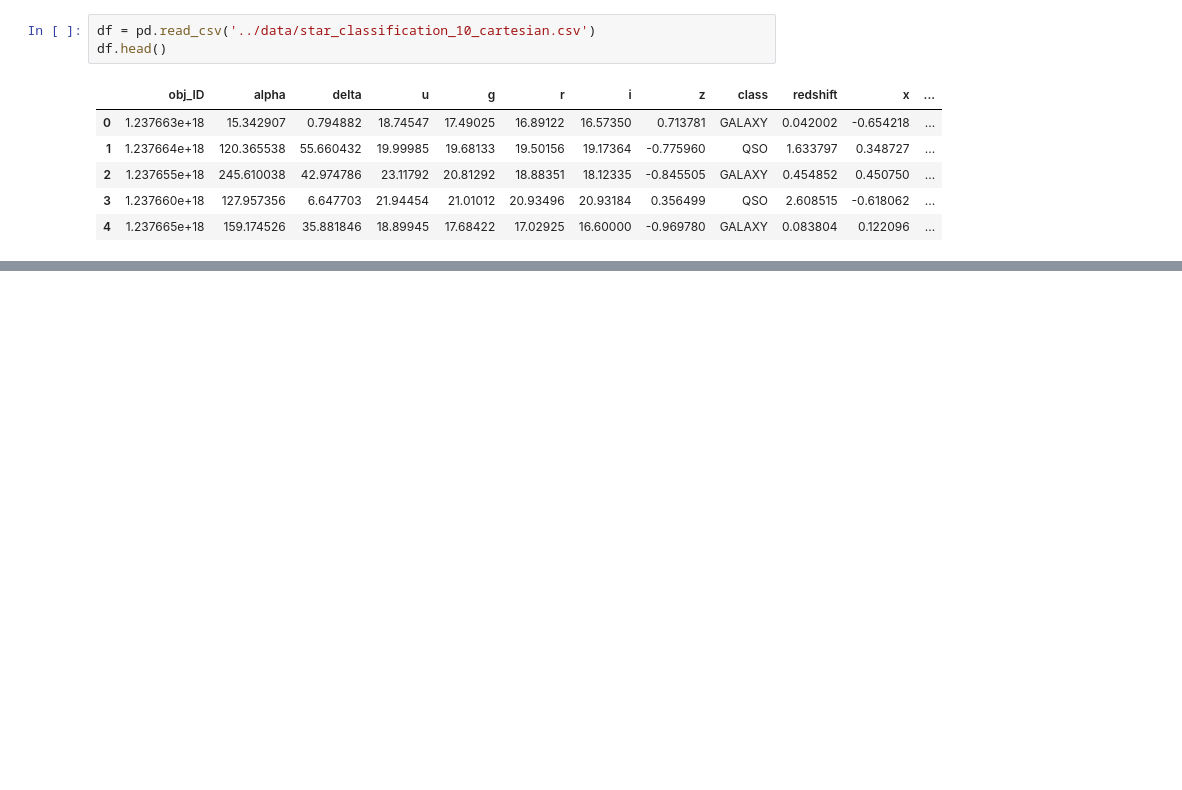
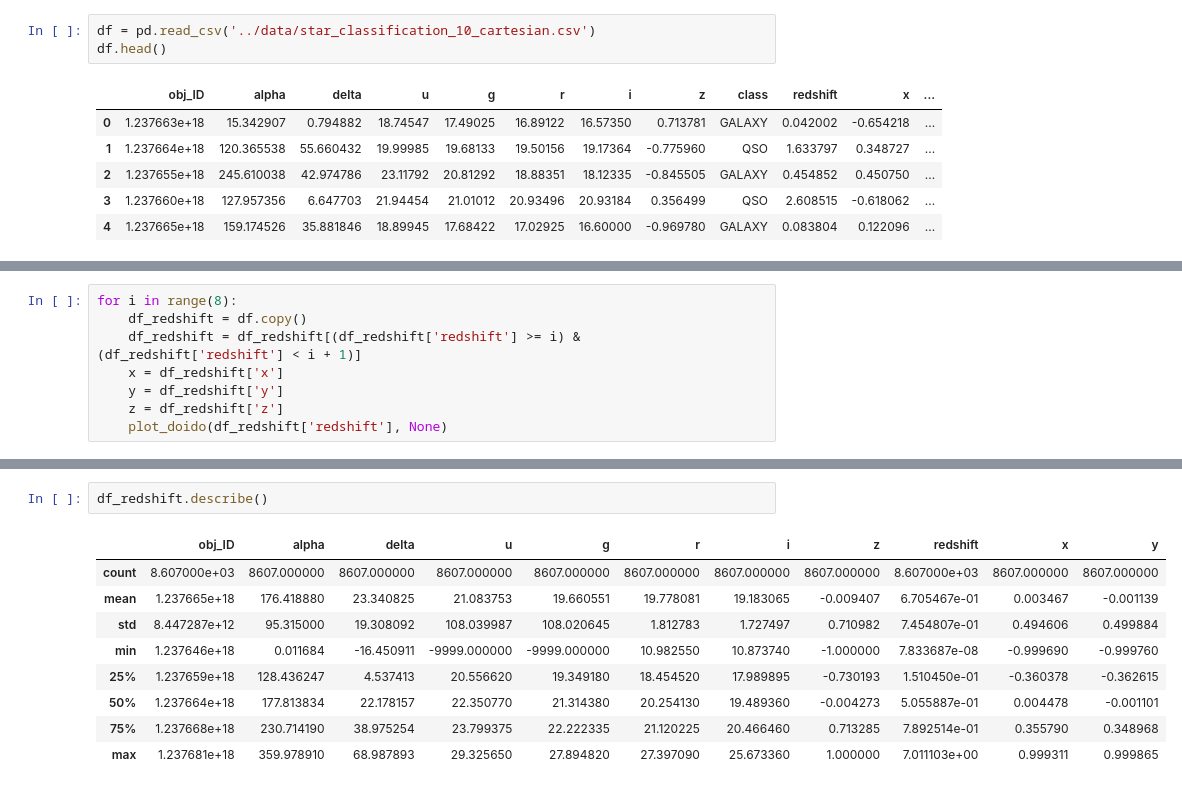
Before and after one commit to felmateos/stellar-classification-SDSS17, a Jupyter notebook: exploratory_analysis/plots_FC.ipynb, the cells around one changed output, grey strips where cells are left out. Cells and saved outputs as stored; diff of their text form; blank space fills up the shorter version.

```diff
--- a/exploratory_analysis/plots_FC.ipynb
+++ b/exploratory_analysis/plots_FC.ipynb
@@ -47 +45,9 @@ for c1, c2 in zip(light_cols, colors):
 [figure]
+# %%
+for i in range(8):
+    df_redshift = df.copy()
+    df_redshift = df_redshift[(df_redshift['redshift'] >= i) & (df_redshift['redshift'] < i + 1)]
+    x = df_redshift['x']
+    y = df_redshift['y']
+    z = df_redshift['z']
+    plot_doido(df_redshift['redshift'], None)
@@ -47,0 +63,12 @@ for c1, c2 in zip(light_cols, colors):
+# %%
+df_redshift.describe()
+# %% [output]
+|  | obj_ID | alpha | delta | u | g | r | i | z | redshift | x | y |
+| count | 8.607000e+03 | 8607.000000 | 8607.000000 | 8607.000000 | 8607.000000 | 8607.000000 | 8607.000000 | 8607.000000 | 8.607000e+03 | 8607.000000 | 8607.000000 |
+| mean | 1.237665e+18 | 176.418880 | 23.340825 | 21.083753 | 19.660551 | 19.778081 | 19.183065 | -0.009407 | 6.705467e-01 | 0.003467 | -0.001139 |
+| std | 8.447287e+12 | 95.315000 | 19.308092 | 108.039987 | 108.020645 | 1.812783 | 1.727497 | 0.710982 | 7.454807e-01 | 0.494606 | 0.499884 |
+| min | 1.237646e+18 | 0.011684 | -16.450911 | -9999.000000 | -9999.000000 | 10.982550 | 10.873740 | -1.000000 | 7.833687e-08 | -0.999690 | -0.999760 |
+| 25% | 1.237659e+18 | 128.436247 | 4.537413 | 20.556620 | 19.349180 | 18.454520 | 17.989895 | -0.730193 | 1.510450e-01 | -0.360378 | -0.362615 |
+| 50% | 1.237664e+18 | 177.813834 | 22.178157 | 22.350770 | 21.314380 | 20.254130 | 19.489360 | -0.004273 | 5.055887e-01 | 0.004478 | -0.001101 |
+| 75% | 1.237668e+18 | 230.714190 | 38.975254 | 23.799375 | 22.222335 | 21.120225 | 20.466460 | 0.713285 | 7.892514e-01 | 0.355790 | 0.348968 |
+| max | 1.237681e+18 | 359.978910 | 68.987893 | 29.325650 | 27.894820 | 27.397090 | 25.673360 | 1.000000 | 7.011103e+00 | 0.999311 | 0.999865 |
```
Also changed, not shown: parts of 5 cells of this notebook, 2 other files.
